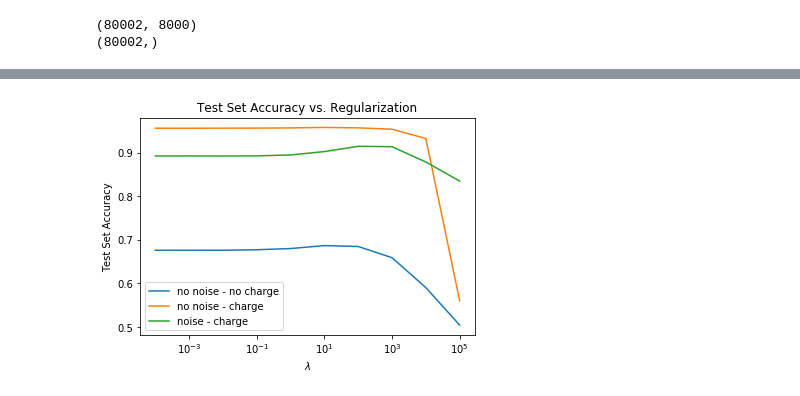
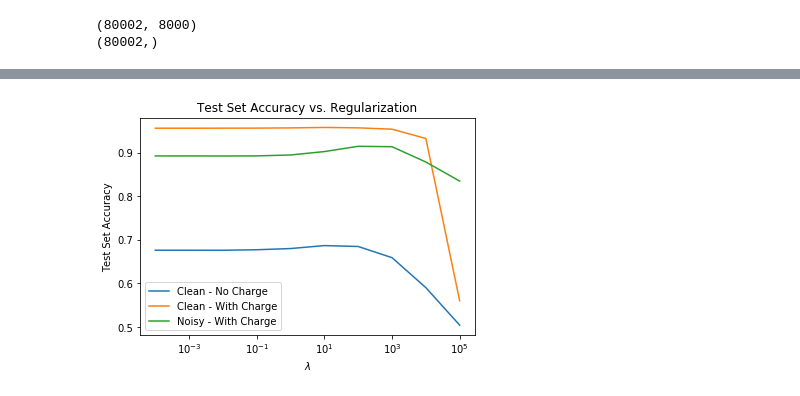
Before and after one commit to jtaylorz/attpc-event-classification, a Jupyter notebook: jupyter-notebooks/LogisticRegression_tests.ipynb, the cells around one changed output, grey strips where cells are left out. Drawn from its saved outputs; the diff is of its cells as text; code cells hidden in the pictures.

Commit message:
Minor changes to scripts and plot production nbs

```diff
--- a/jupyter-notebooks/LogisticRegression_tests.ipynb
+++ b/jupyter-notebooks/LogisticRegression_tests.ipynb
@@ -254,19 +249,19 @@ plt.title('Data with Random Noise - F1 Score by Regularization')
 # %%
 a = np.arange(len(C_vals))
 
 reg_vals = np.reciprocal(C_vals)
 
 plt.plot(reg_vals, accuracies_nc)
 plt.plot(reg_vals, accuracies_c)
 plt.plot(reg_vals, accuracies_NOISE)
 
 plt.xscale('log')
 
 plt.xlabel(r'$\lambda$')
 plt.ylabel('Test Set Accuracy')
 plt.title('Test Set Accuracy vs. Regularization')
-plt.legend(['no noise - no charge', 'no noise - charge', 'noise - charge'], loc='lower left')
+plt.legend(['Clean - No Charge', 'Clean - With Charge', 'Noisy - With Charge'], loc='lower left')
 
 #plt.savefig('../plots/results/thesis/LR-sim2sim-pC-RegxAcc.pdf')
 # %% [output]
-[figure, old version]
+[figure, new version]
```
Also changed, not shown: parts of 2 cells of this notebook, 4 other files.
